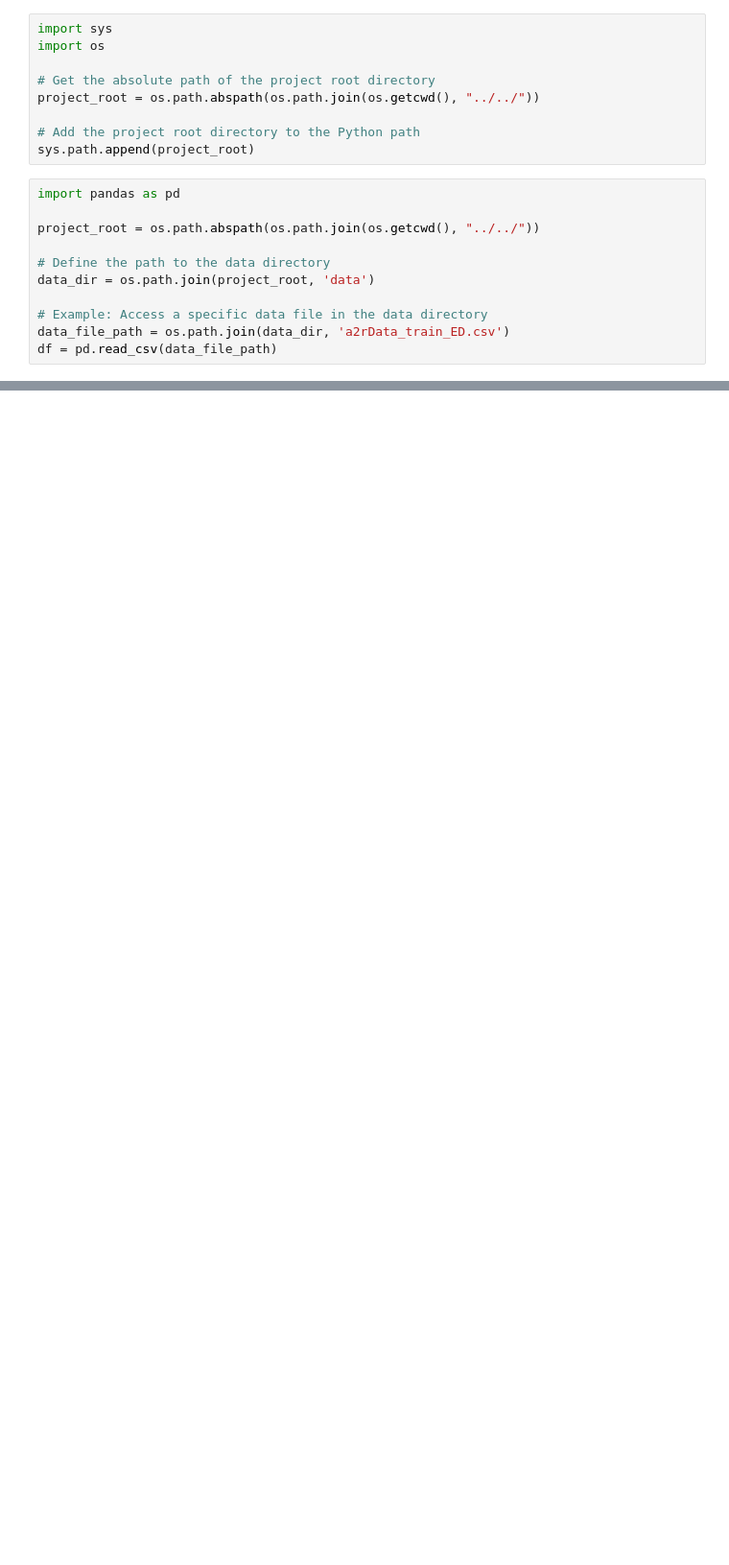
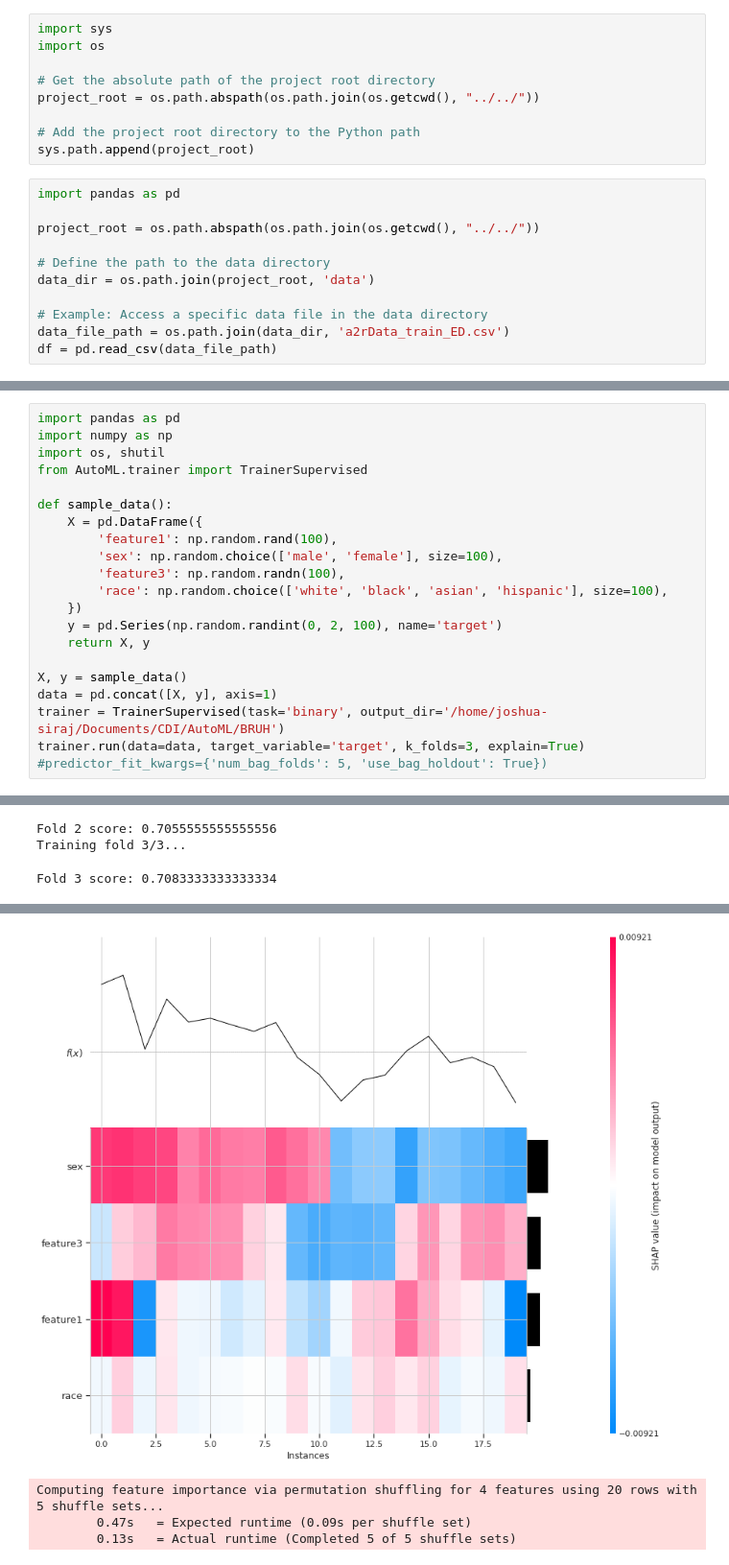
Before and after one commit to pmcdi/jarvais, a Jupyter notebook: tutorials/notebooks/a2r_example.ipynb, the cells around one changed output, grey strips where cells are left out. Shown: that part at 96% size. Saved outputs shown, nothing was run; the diff lists cells and outputs as text; blank space fills up the shorter version.

Commit message:
bias in explainer??

```diff
--- a/tutorials/notebooks/a2r_example.ipynb
+++ b/tutorials/notebooks/a2r_example.ipynb
@@ -186,0 +186,21 @@ Error in plotting diagnostics: 'Figure' object has no attribute 'data'
+# %%
+import pandas as pd
+import numpy as np
+import os, shutil
+from AutoML.trainer import TrainerSupervised
+
+def sample_data():
+    X = pd.DataFrame({
+        'feature1': np.random.rand(100),
+        'sex': np.random.choice(['male', 'female'], size=100),
+        'feature3': np.random.randn(100),
+        'race': np.random.choice(['white', 'black', 'asian', 'hispanic'], size=100),
+    })
+    y = pd.Series(np.random.randint(0, 2, 100), name='target')
+    return X, y
+
+X, y = sample_data()
+data = pd.concat([X, y], axis=1)
+trainer = TrainerSupervised(task='binary', output_dir='/home/joshua-siraj/Documents/CDI/AutoML/BRUH')
+trainer.run(data=data, target_variable='target', k_folds=3, explain=True) #predictor_fit_kwargs={'num_bag_folds': 5, 'use_bag_holdout': True})
+# %% [output]
@@ -186,0 +210,3 @@ Error in plotting diagnostics: 'Figure' object has no attribute 'data'
+Fold 2 score: 0.7055555555555556
+Training fold 3/3...
+Fold 3 score: 0.7083333333333334
@@ -186,0 +247,4 @@ Error in plotting diagnostics: 'Figure' object has no attribute 'data'
+[figure, added]
+Computing feature importance via permutation shuffling for 4 features using 20 rows with 5 shuffle sets...
+        0.47s   = Expected runtime (0.09s per shuffle set)
+        0.13s   = Actual runtime (Completed 5 of 5 shuffle sets)
```
Also changed, not shown: parts of 9 cells of this notebook, 3 other files.
